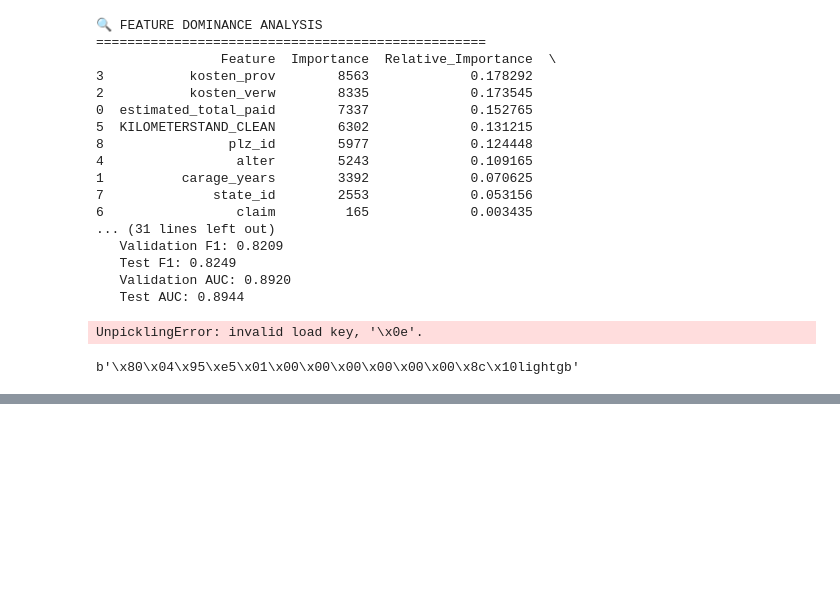
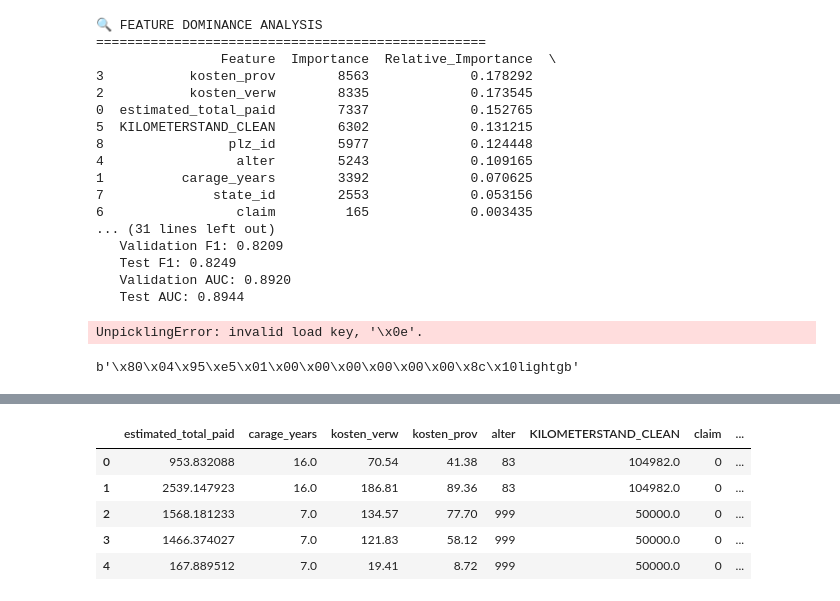
Before and after one commit to vipdurgade/Customer_Churn_IV, a Jupyter notebook: Customer_Churn_M2.ipynb, the cells around one changed output, grey strips where cells are left out. Cells and saved outputs as stored; diff of their text form; code cells hidden in the pictures; blank space fills up the shorter version.

```diff
--- a/Customer_Churn_M2.ipynb
+++ b/Customer_Churn_M2.ipynb
@@ -896,0 +997,2 @@ b'\x80\x04\x95\xe5\x01\x00\x00\x00\x00\x00\x00\x8c\x10lightgb'
+# %%
+Pred['plz_id'] = pd.factorize(Pred['plz'])[0]+1
@@ -896,0 +1016,9 @@ b'\x80\x04\x95\xe5\x01\x00\x00\x00\x00\x00\x00\x8c\x10lightgb'
+# %%
+X_new.head()
+# %% [output]
+|  | estimated_total_paid | carage_years | kosten_verw | kosten_prov | alter | KILOMETERSTAND_CLEAN | claim | ... |
+| 0 | 953.832088 | 16.0 | 70.54 | 41.38 | 83 | 104982.0 | 0 | ... |
+| 1 | 2539.147923 | 16.0 | 186.81 | 89.36 | 83 | 104982.0 | 0 | ... |
+| 2 | 1568.181233 | 7.0 | 134.57 | 77.70 | 999 | 50000.0 | 0 | ... |
+| 3 | 1466.374027 | 7.0 | 121.83 | 58.12 | 999 | 50000.0 | 0 | ... |
+| 4 | 167.889512 | 7.0 | 19.41 | 8.72 | 999 | 50000.0 | 0 | ... |
```
Also changed, not shown: parts of 12 cells of this notebook, 6 other files.
